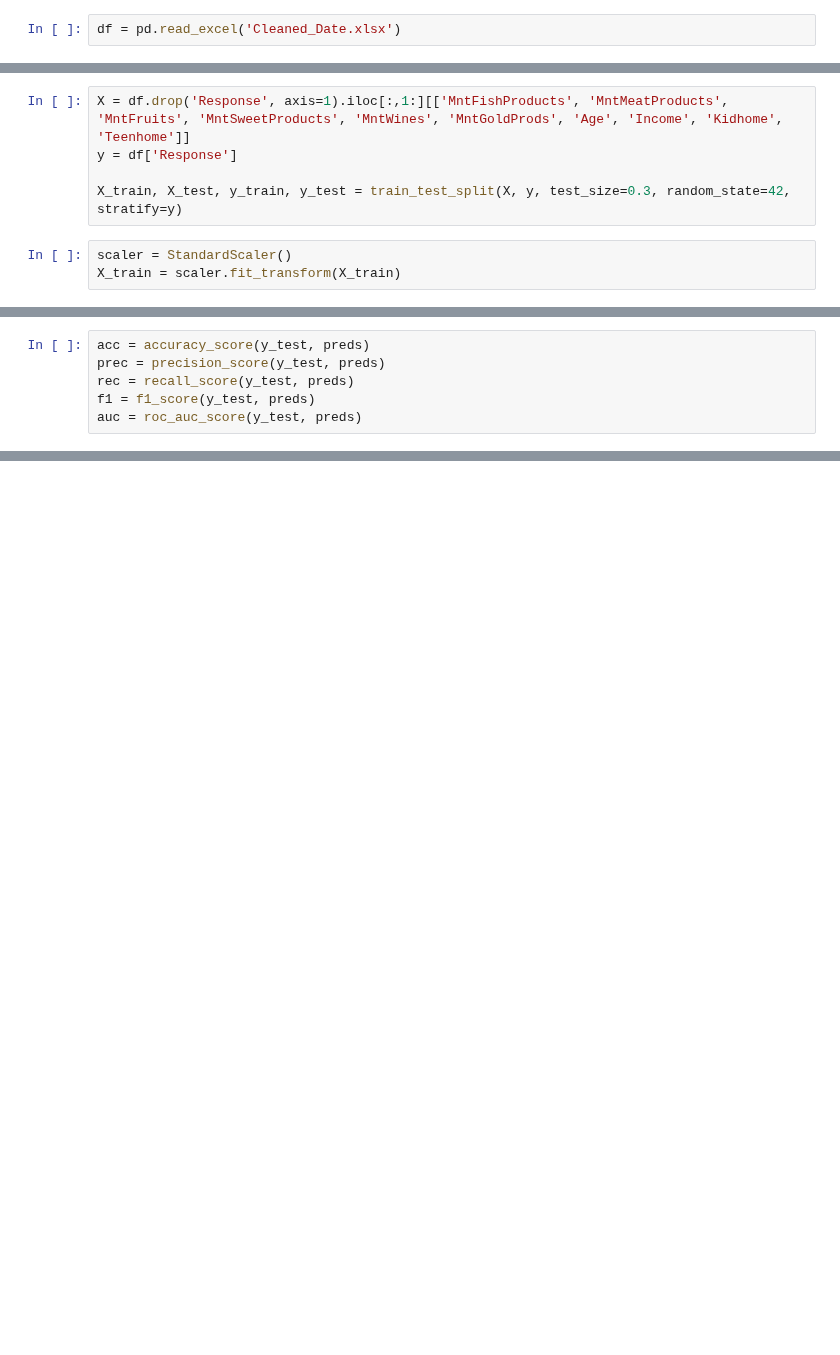
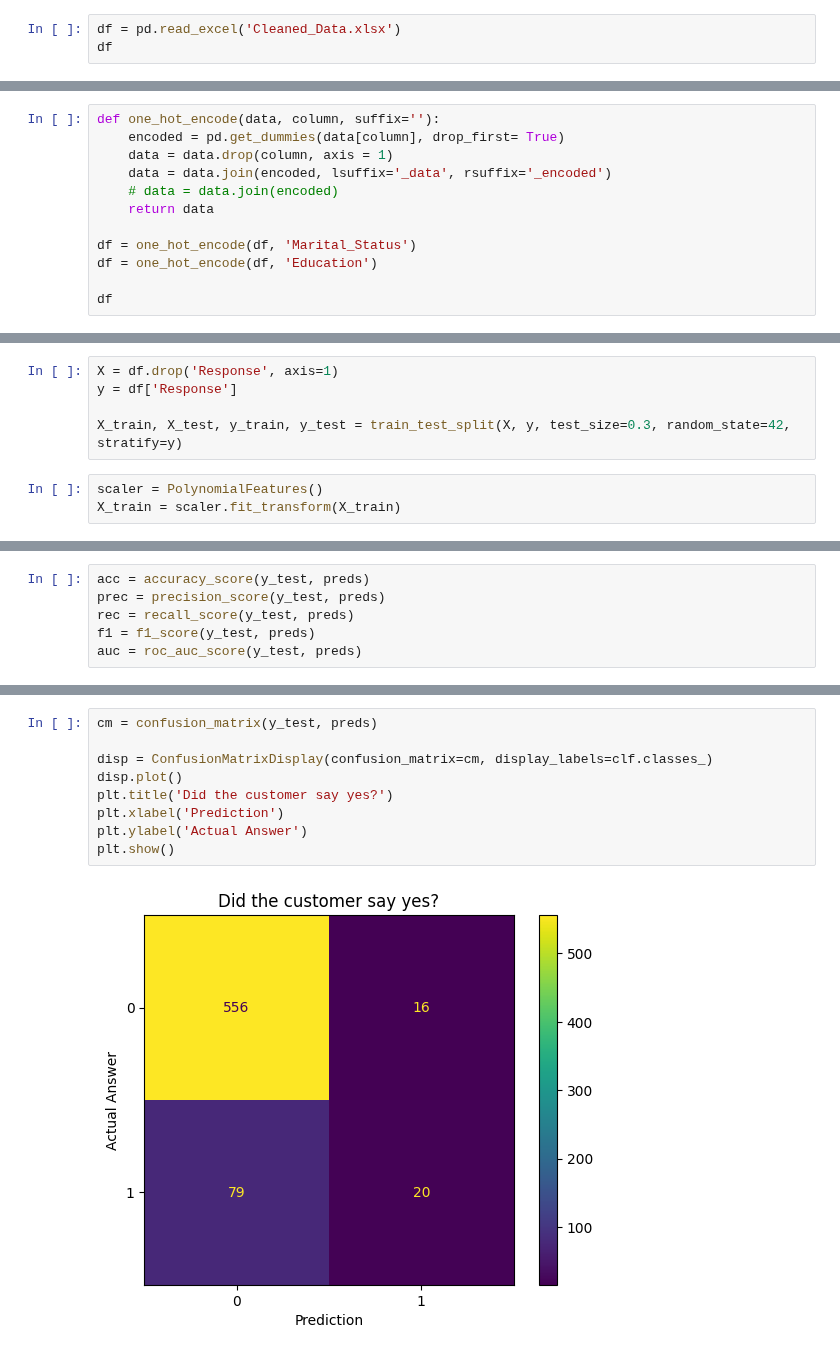
Before and after one commit to LexLorenzo/MachineLearningProjects, a Jupyter notebook: Lab_Exercise_2/logistic_regression.ipynb, the cells around one changed output, grey strips where cells are left out. Cells and saved outputs as stored; diff of their text form; blank space fills up the shorter version.

```diff
--- a/Lab_Exercise_2/logistic_regression.ipynb
+++ b/Lab_Exercise_2/logistic_regression.ipynb
@@ -14,2 +12,3 @@ from datetime import datetime
 # %%
-df = pd.read_excel('Cleaned_Date.xlsx')
+df = pd.read_excel('Cleaned_Data.xlsx')
+df
@@ -15,0 +55,12 @@ df = pd.read_excel('Cleaned_Date.xlsx')
+# %%
+def one_hot_encode(data, column, suffix=''):
+    encoded = pd.get_dummies(data[column], drop_first= True)
+    data = data.drop(column, axis = 1)
+    data = data.join(encoded, lsuffix='_data', rsuffix='_encoded')
+    # data = data.join(encoded)
+    return data
+
+df = one_hot_encode(df, 'Marital_Status')
+df = one_hot_encode(df, 'Education')
+
+df
@@ -16,10 +81,10 @@ df = pd.read_excel('Cleaned_Date.xlsx')
 # %%
-X = df.drop('Response', axis=1).iloc[:,1:][['MntFishProducts', 'MntMeatProducts', 'MntFruits', 'MntSweetProducts', 'MntWines', 'MntGoldProds', 'Age', 'Income', 'Kidhome', 'Teenhome']]
+X = df.drop('Response', axis=1)
 y = df['Response']
 
 X_train, X_test, y_train, y_test = train_test_split(X, y, test_size=0.3, random_state=42, stratify=y)
 # %%
-scaler = StandardScaler()
+scaler = PolynomialFeatures()
 X_train = scaler.fit_transform(X_train)
 # %%
 clf = LogisticRegression(random_state=0).fit(X_train, y_train)
@@ -44,0 +141,11 @@ AUC: 0.5437
+# %%
+cm = confusion_matrix(y_test, preds)
+
+disp = ConfusionMatrixDisplay(confusion_matrix=cm, display_labels=clf.classes_)
+disp.plot()
+plt.title('Did the customer say yes?')
+plt.xlabel('Prediction')
+plt.ylabel('Actual Answer')
+plt.show()
+# %% [output]
+[figure, added]
```
Also changed, not shown: parts of 10 cells of this notebook, 4 other files.
